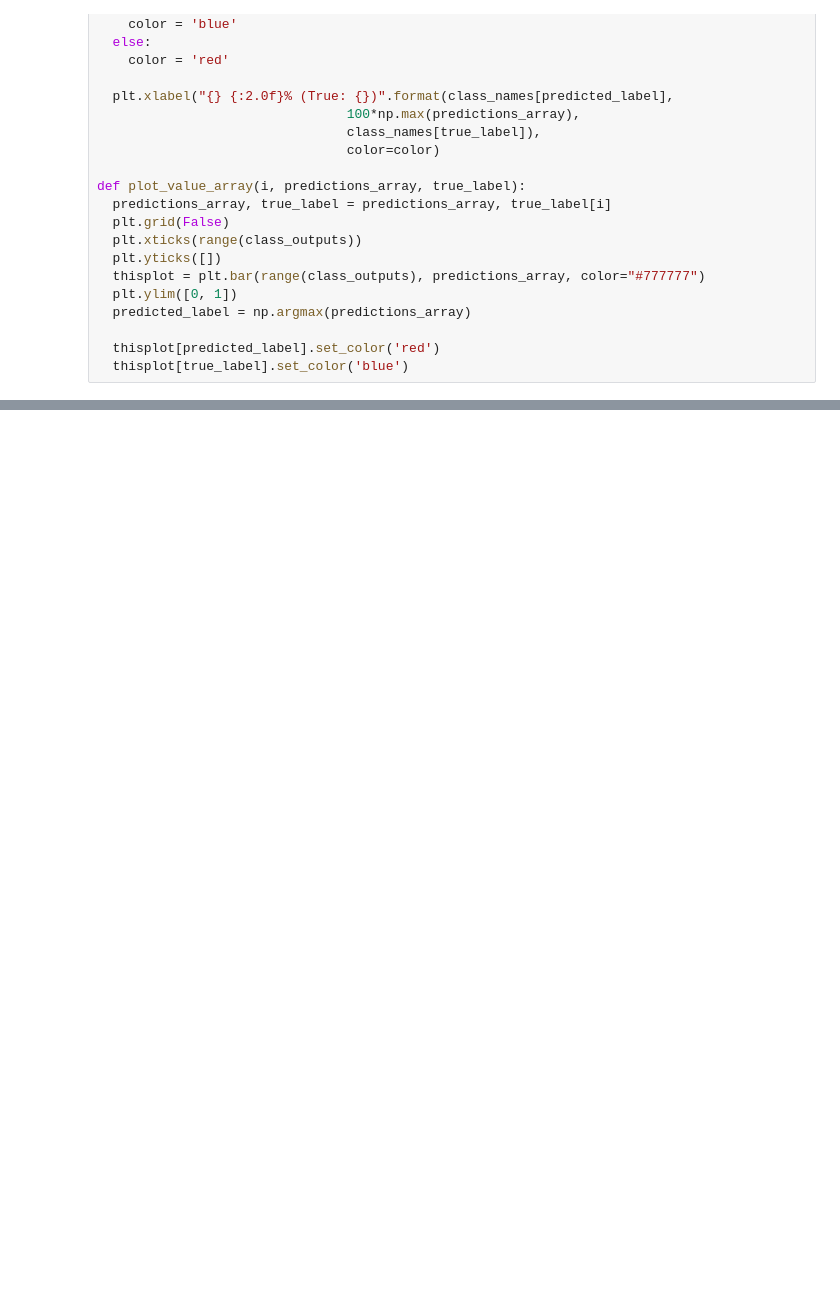
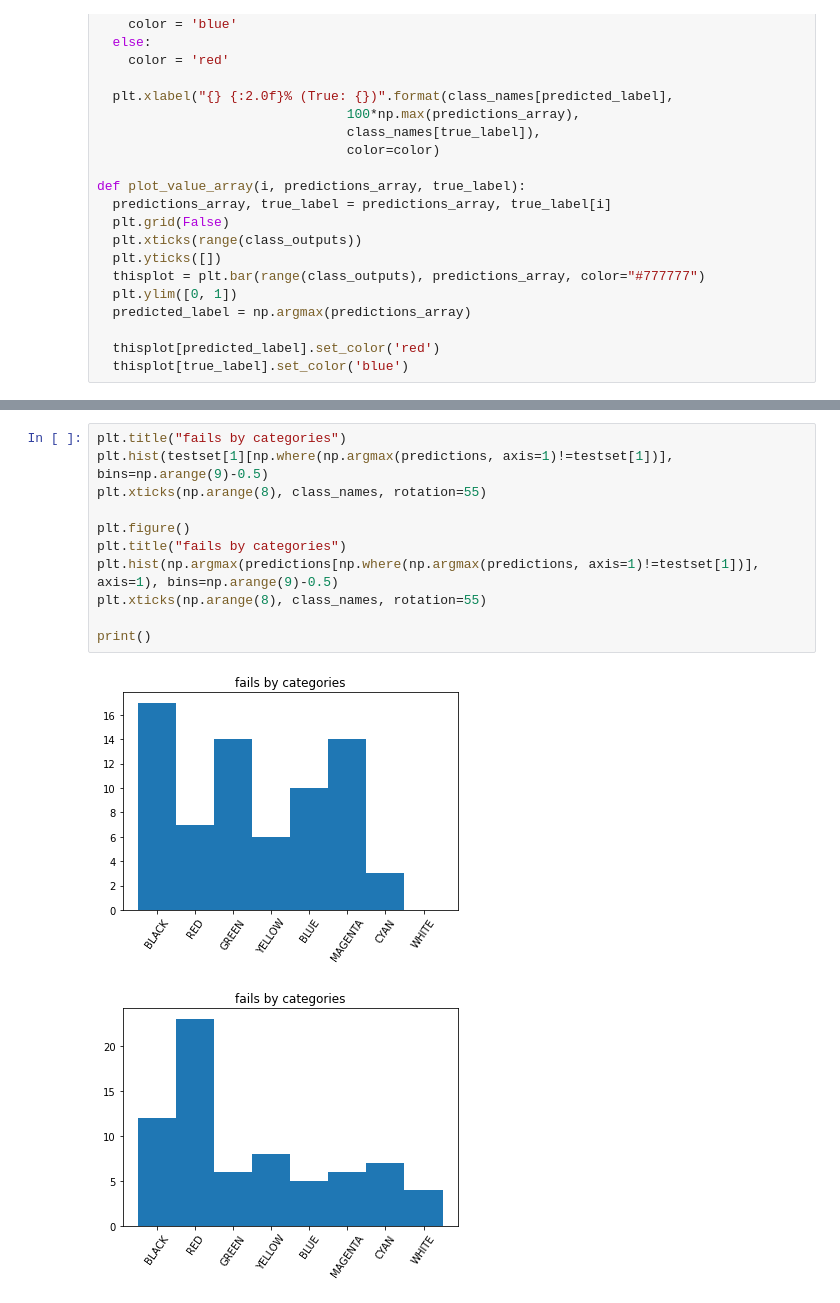
Before and after one commit to WexyR/IML_Terminator, a Jupyter notebook: NeuralNetwork.ipynb, the cells around one changed output, grey strips where cells are left out. Drawn from its saved outputs; the diff is of its cells as text; blank space fills up the shorter version.

```diff
--- a/NeuralNetwork.ipynb
+++ b/NeuralNetwork.ipynb
@@ -258,0 +262,14 @@ plt.show()
+# %%
+plt.title("fails by categories")
+plt.hist(testset[1][np.where(np.argmax(predictions, axis=1)!=testset[1])], bins=np.arange(9)-0.5)
+plt.xticks(np.arange(8), class_names, rotation=55)
+
+plt.figure()
+plt.title("fails by categories")
+plt.hist(np.argmax(predictions[np.where(np.argmax(predictions, axis=1)!=testset[1])], axis=1), bins=np.arange(9)-0.5)
+plt.xticks(np.arange(8), class_names, rotation=55)
+
+print()
+# %% [output]
+[figure, added]
+[figure, added]
```
Also changed, not shown: parts of 8 cells of this notebook.
